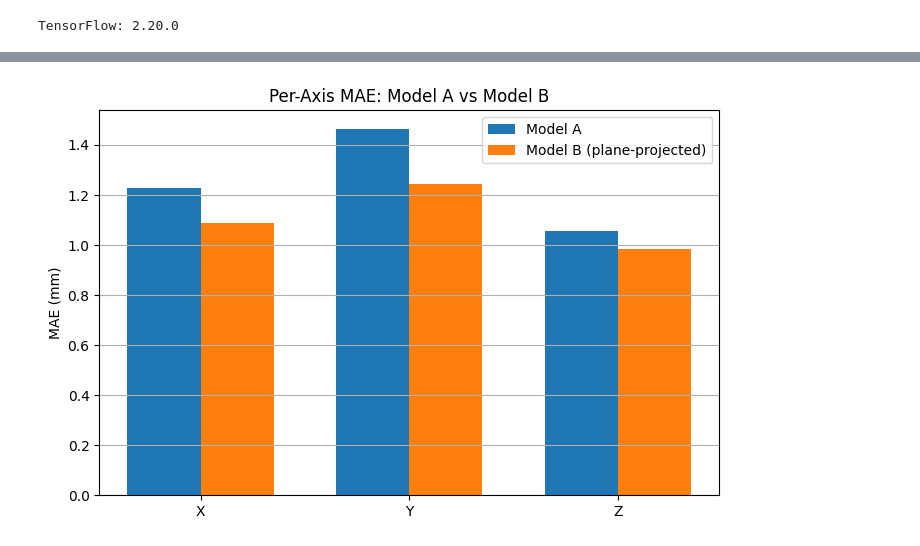
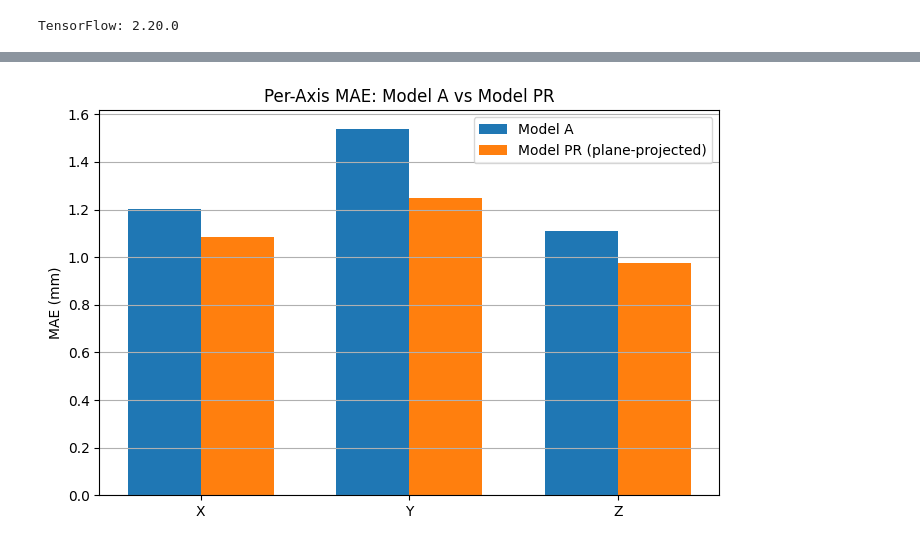
Before and after one commit to mw2304/SummerProject2026, a Jupyter notebook: combined_cnn_models.ipynb, the cells around one changed output, grey strips where cells are left out. Drawn from its saved outputs; the diff is of its cells as text; code cells hidden in the pictures.

```diff
--- a/combined_cnn_models.ipynb
+++ b/combined_cnn_models.ipynb
@@ -771,0 +594,4 @@ Model: "functional_1"
+# %%
+images_PR = images_PR / np.max(images_PR)
+
+print(images_PR.min(), images_PR.max())
@@ -1117,0 +879,13 @@ comparison_df
+# %%
+mean_sigma_PR = np.mean(sigma_mm_PR, axis=1)
+
+correlation_PR = np.corrcoef(mean_sigma_PR, original_distance_PR)[0, 1]
+print("Uncertainty-error correlation:", correlation_PR)
+
+plt.figure(figsize=(7, 5))
+plt.scatter(mean_sigma_PR, original_distance_PR, alpha=0.3)
+plt.xlabel("Predicted uncertainty (mm)")
+plt.ylabel("Actual reconstruction error (mm)")
+plt.title("Prediction Uncertainty vs Reconstruction Error")
+plt.grid()
+plt.show()
@@ -1117,0 +993,18 @@ comparison_df
+# %%
+r2_overall_PR = r2_score(y_test_PR, mu_mm_PR_projected)
+
+results_PR = {
+    "model": "Model PR (Probabilistic CNN, plane-projected)",
+    "mae_x": mean_absolute_error(y_test_PR[:, 0], mu_mm_PR_projected[:, 0]),
+    "mae_y": mean_absolute_error(y_test_PR[:, 1], mu_mm_PR_projected[:, 1]),
+    "mae_z": mean_absolute_error(y_test_PR[:, 2], mu_mm_PR_projected[:, 2]),
+    "mae_overall": mae_projected_PR,
+    "mean_3d_error_mm": np.mean(projected_distance_PR),
+    "median_3d_error_mm": np.median(projected_distance_PR),
+    "r2_overall": r2_overall_PR,
+    "mean_uncertainty_mm": np.mean(mean_sigma_PR),
+    "uncertainty_error_correlation": correlation_PR,
+    'improvement over naive baseline (%)': (baseline_mae_PR - mae_projected_PR) / baseline_mae_PR * 100,
+}
+
+results_PR
@@ -1139,21 +1101,21 @@ plt.show()
 # %%
 # Per-axis MAE side by side
 axis_labels = ["X", "Y", "Z"]
-mae_A_axes = [results_A["mae_x"], results_A["mae_y"], results_A["mae_z"]]
-mae_B_axes = [results_B["mae_x"], results_B["mae_y"], results_B["mae_z"]]
+mae_DE_axes = [results_DE["mae_x"], results_DE["mae_y"], results_DE["mae_z"]]
+mae_PR_axes = [results_PR["mae_x"], results_PR["mae_y"], results_PR["mae_z"]]
 
 x_pos = np.arange(len(axis_labels))
 width = 0.35
 
 plt.figure(figsize=(8, 5))
-plt.bar(x_pos - width / 2, mae_A_axes, width, label="Model A")
-plt.bar(x_pos + width / 2, mae_B_axes, width, label="Model B (plane-projected)")
+plt.bar(x_pos - width / 2, mae_DE_axes, width, label="Model A")
+plt.bar(x_pos + width / 2, mae_PR_axes, width, label="Model PR (plane-projected)")
 
 plt.xticks(x_pos, axis_labels)
 plt.ylabel("MAE (mm)")
-plt.title("Per-Axis MAE: Model A vs Model B")
+plt.title("Per-Axis MAE: Model A vs Model PR")
 plt.legend()
 plt.grid(axis="y")
 plt.show()
 # %% [output]
-[figure, old version]
+[figure, new version]
```
Also changed, not shown: parts of 138 cells of this notebook.
